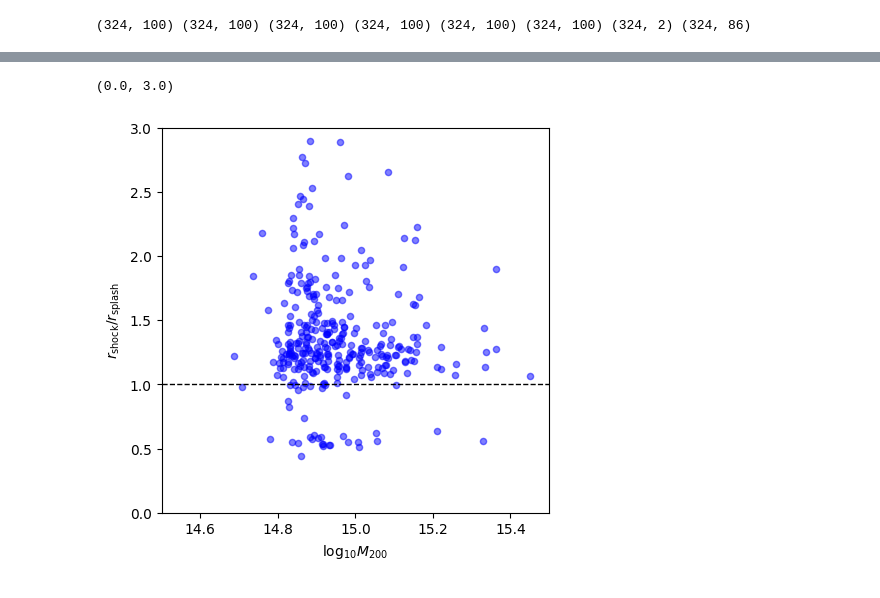
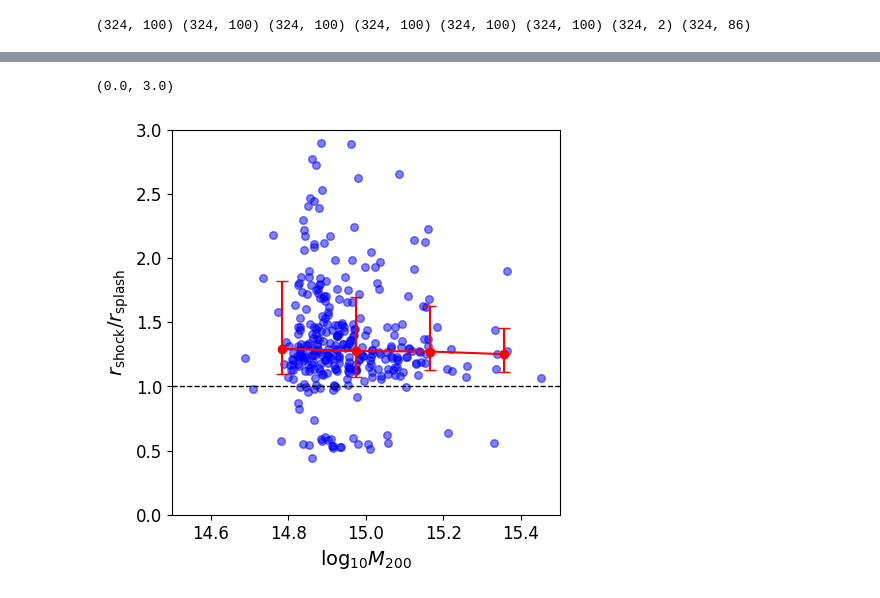
Before and after one commit to ZhangMing-1995/AnalysisTools, a Jupyter notebook: Shock_Radius/TheThreeHundred_plot.ipynb, the cells around one changed output, grey strips where cells are left out. Saved outputs shown, nothing was run; the diff lists cells and outputs as text; code cells hidden in the pictures.

```diff
--- a/Shock_Radius/TheThreeHundred_plot.ipynb
+++ b/Shock_Radius/TheThreeHundred_plot.ipynb
@@ -239,17 +272,28 @@ plt.ylim(0.5,4.2)
 # %%
 M200 = M200_R200[:,0]
 fig = plt.figure(figsize=(5, 5))
-plt.scatter(np.log10(M200), np.array(Rsh)/np.array(Rsp), color='blue',s=20, alpha=0.5)
+ax=fig.add_subplot(1,1,1)
+ax.scatter(np.log10(M200), np.array(Rsh)/np.array(Rsp), color='blue',s=30, alpha=0.5)
+
+x = np.log10(M200)
+y = np.array(Rsh)/np.array(Rsp)
+num_bins = 4
+bin_edges = np.linspace(np.min(x), np.max(x), num_bins+1)
+bin_indices = np.digitize(x, bin_edges)
+bin_medians = np.array([np.median(y[bin_indices == i]) for i in range(1, num_bins + 1)])
+bin_q1 = np.array([np.percentile(y[bin_indices == i], 16) for i in range(1, num_bins + 1)])
+bin_q3 = np.array([np.percentile(y[bin_indices == i], 84) for i in range(1, num_bins + 1)])
+
+ax.errorbar((bin_edges[1:] + bin_edges[:-1]) / 2, bin_medians, yerr=[bin_medians - bin_q1, bin_q3 - bin_medians], fmt='o', color='r', capsize=4)
+ax.plot((bin_edges[1:] + bin_edges[:-1]) / 2, bin_medians,color='r')
 
 plt.axhline(1, color='black', linestyle='--', linewidth=1)
-# plt.scatter(np.mean(Rsp), np.mean(Rsh), color='r',s=100, marker='*')
-# print(np.mean(Rsp), np.mean(Rsh), np.mean(Rsh)/np.mean(Rsp))
-# plt.plot([0.1, 6], [0.1, 6], color='black', linestyle='--', label='1:1 line')
-
-plt.ylabel(r'$r_{\rm shock}/r_{\rm splash}$')
-plt.xlabel(r'log$_{10} M_{200}$')
+plt.tick_params(axis='both', which='major', labelsize=12)
+plt.ylabel(r'$r_{\rm shock}/r_{\rm splash}$', fontsize=14)
+plt.xlabel(r'log$_{10} M_{200}$', fontsize=14)
 plt.xlim(14.5,15.5)
 plt.ylim(0,3)
+# plt.savefig("./figures/Ratio_mass_324.png")
 # %% [output]
 (0.0, 3.0)
-[figure, old version]
+[figure, new version]
```
Also changed, not shown: parts of 13 cells of this notebook.
